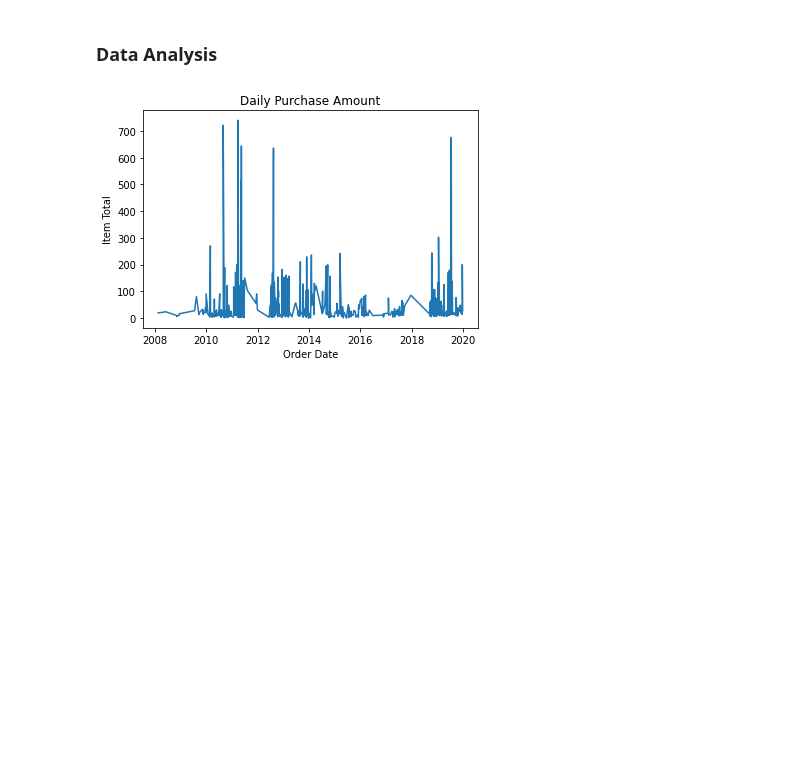
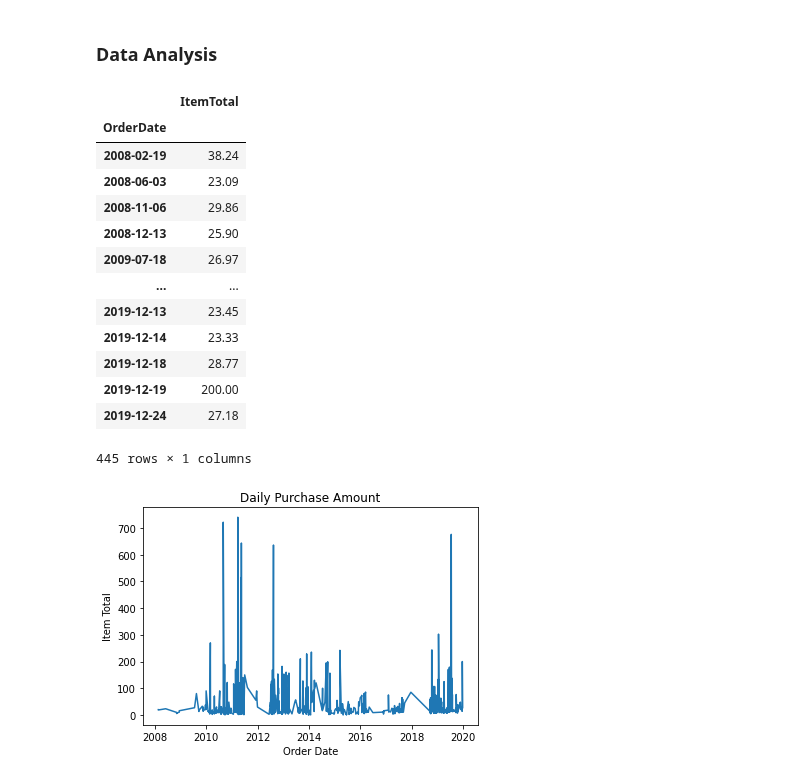
Before and after one commit to AmitSamra/AmazonOrderHistory, a Jupyter notebook: AmazonOrderHistory.ipynb, the cells around one changed output. Saved outputs shown, nothing was run; the diff lists cells and outputs as text; code cells hidden in the pictures; blank space fills up the shorter version.

Commit message:
Fixed original DateTotal chart

```diff
--- a/AmazonOrderHistory.ipynb
+++ b/AmazonOrderHistory.ipynb
@@ -394,6 +394,28 @@ df_main
 781 rows × 16 columns
 # %% [markdown]
 ### Data Analysis
+# %%
+# Use groupby to total purchases by date
+
+df_DateTotal = df_main[['OrderDate', 'ItemTotal']]
+df_DateTotal = df_DateTotal.groupby('OrderDate')
+df_DateTotal = df_DateTotal.sum('ItemTotal')
+df_DateTotal
+# %% [output]
+|  | ItemTotal |
+| OrderDate |  |
+| 2008-02-19 | 38.24 |
+| 2008-06-03 | 23.09 |
+| 2008-11-06 | 29.86 |
+| 2008-12-13 | 25.90 |
+| 2009-07-18 | 26.97 |
+| ... | ... |
+| 2019-12-13 | 23.45 |
+| 2019-12-14 | 23.33 |
+| 2019-12-18 | 28.77 |
+| 2019-12-19 | 200.00 |
+| 2019-12-24 | 27.18 |
+445 rows × 1 columns
 # %%
 # Plot OrderDate and ItemTotal
 
```
